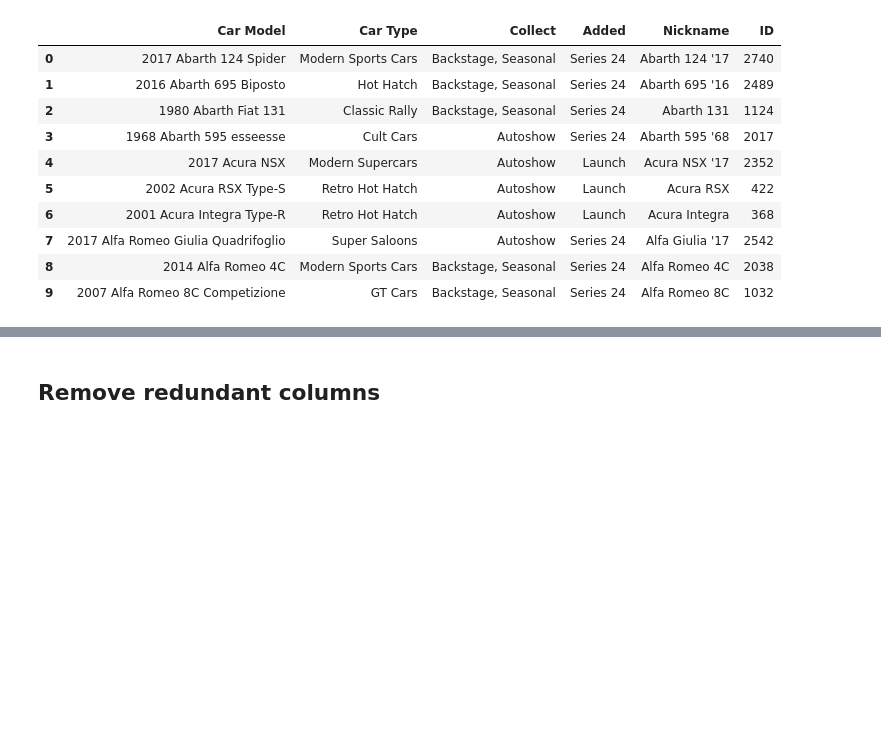
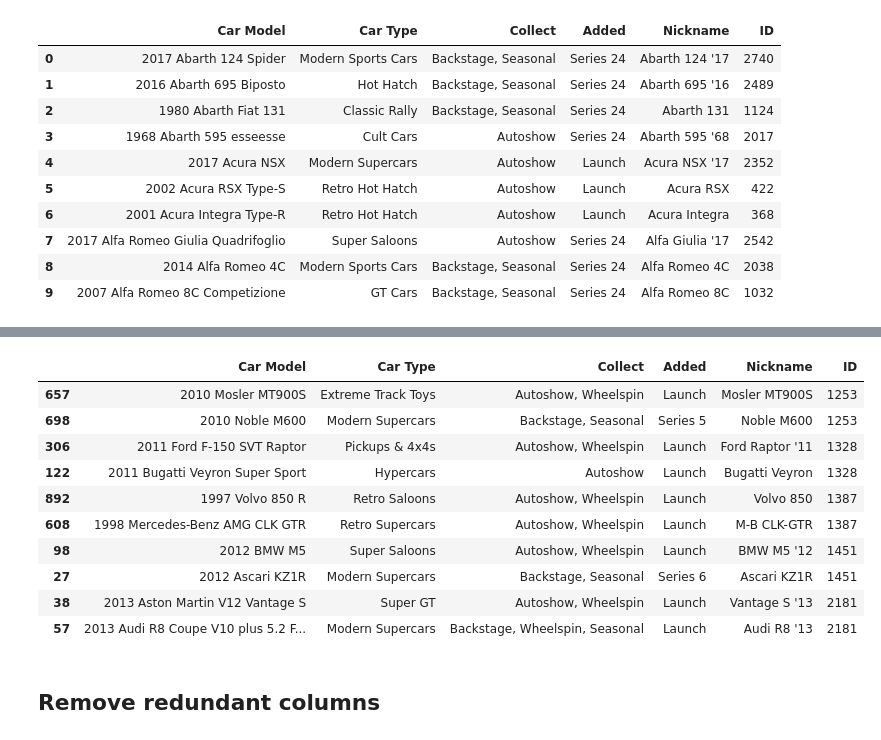
Before and after one commit to iaspidem/fh-cars-list, a Jupyter notebook: fh5-process-ext.ipynb, the cells around one changed output, grey strips where cells are left out. Cells and saved outputs as stored; diff of their text form; code cells hidden in the pictures; blank space fills up the shorter version.

Commit message:
analyse Nickname and ID columns

```diff
--- a/fh5-process-ext.ipynb
+++ b/fh5-process-ext.ipynb
@@ -22,3 +73,19 @@ df.head(10)
+# %%
+df_filter = df[(df["ID"]==1451)|(df["ID"]==2181)|(df["ID"]==1328)|(df["ID"]==1387)|(df["ID"]==1253)]
+df_filter = df_filter.sort_values("ID")
+display(df_filter)
+# %% [output]
+|  | Car Model | Car Type | Collect | Added | Nickname | ID |
+| 657 | 2010 Mosler MT900S | Extreme Track Toys | Autoshow, Wheelspin | Launch | Mosler MT900S | 1253 |
+| 698 | 2010 Noble M600 | Modern Supercars | Backstage, Seasonal | Series 5 | Noble M600 | 1253 |
+| 306 | 2011 Ford F-150 SVT Raptor | Pickups & 4x4s | Autoshow, Wheelspin | Launch | Ford Raptor '11 | 1328 |
+| 122 | 2011 Bugatti Veyron Super Sport | Hypercars | Autoshow | Launch | Bugatti Veyron | 1328 |
+| 892 | 1997 Volvo 850 R | Retro Saloons | Autoshow, Wheelspin | Launch | Volvo 850 | 1387 |
+| 608 | 1998 Mercedes-Benz AMG CLK GTR | Retro Supercars | Autoshow, Wheelspin | Launch | M-B CLK-GTR | 1387 |
+| 98 | 2012 BMW M5 | Super Saloons | Autoshow, Wheelspin | Launch | BMW M5 '12 | 1451 |
+| 27 | 2012 Ascari KZ1R | Modern Supercars | Backstage, Seasonal | Series 6 | Ascari KZ1R | 1451 |
+| 38 | 2013 Aston Martin V12 Vantage S | Super GT | Autoshow, Wheelspin | Launch | Vantage S '13 | 2181 |
+| 57 | 2013 Audi R8 Coupe V10 plus 5.2 F... | Modern Supercars | Backstage, Wheelspin, Seasonal | Launch | Audi R8 '13 | 2181 |
 # %% [markdown]
 ## Remove redundant columns
 # %%
```
Also changed, not shown: parts of 4 cells of this notebook.
